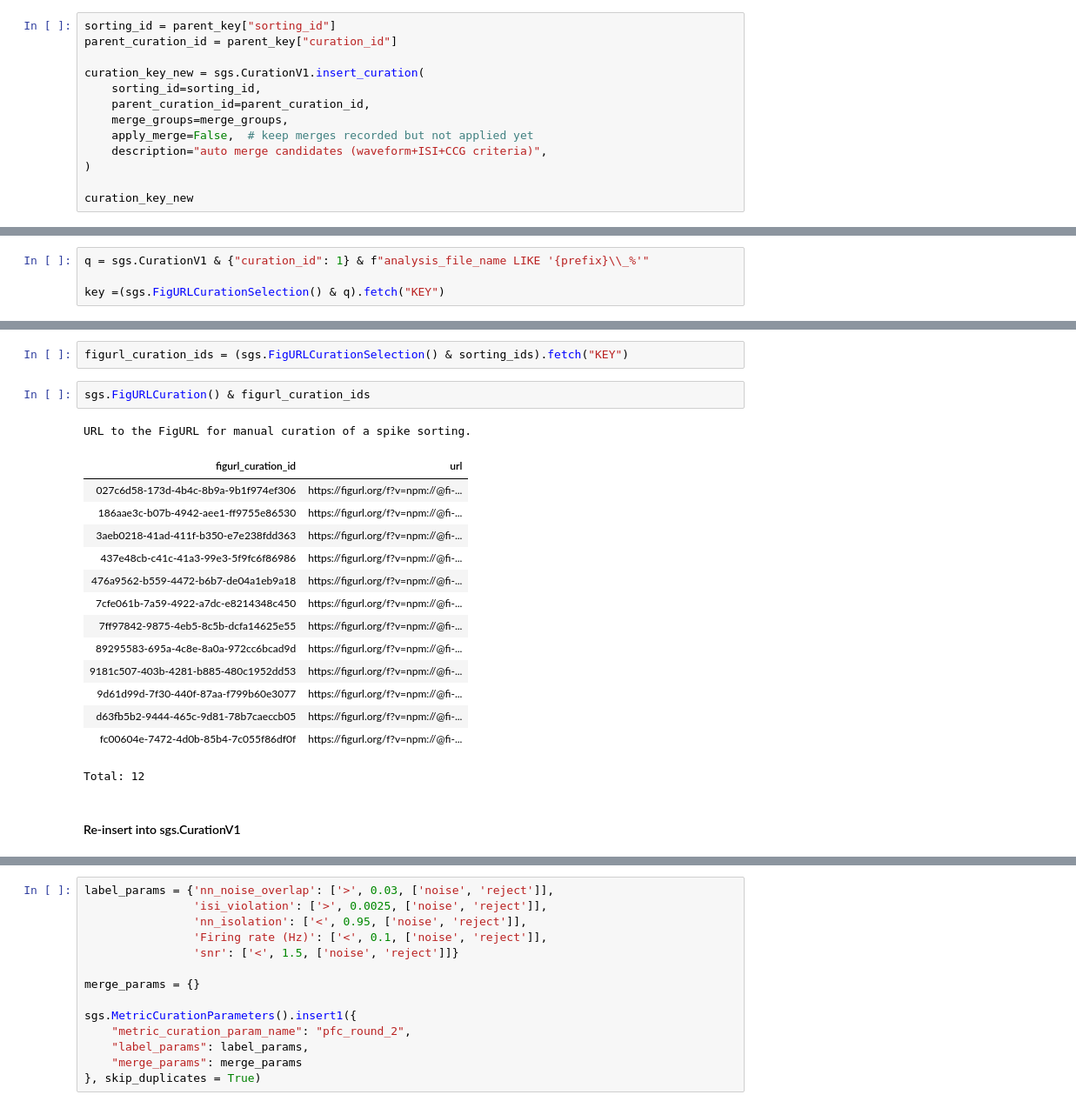
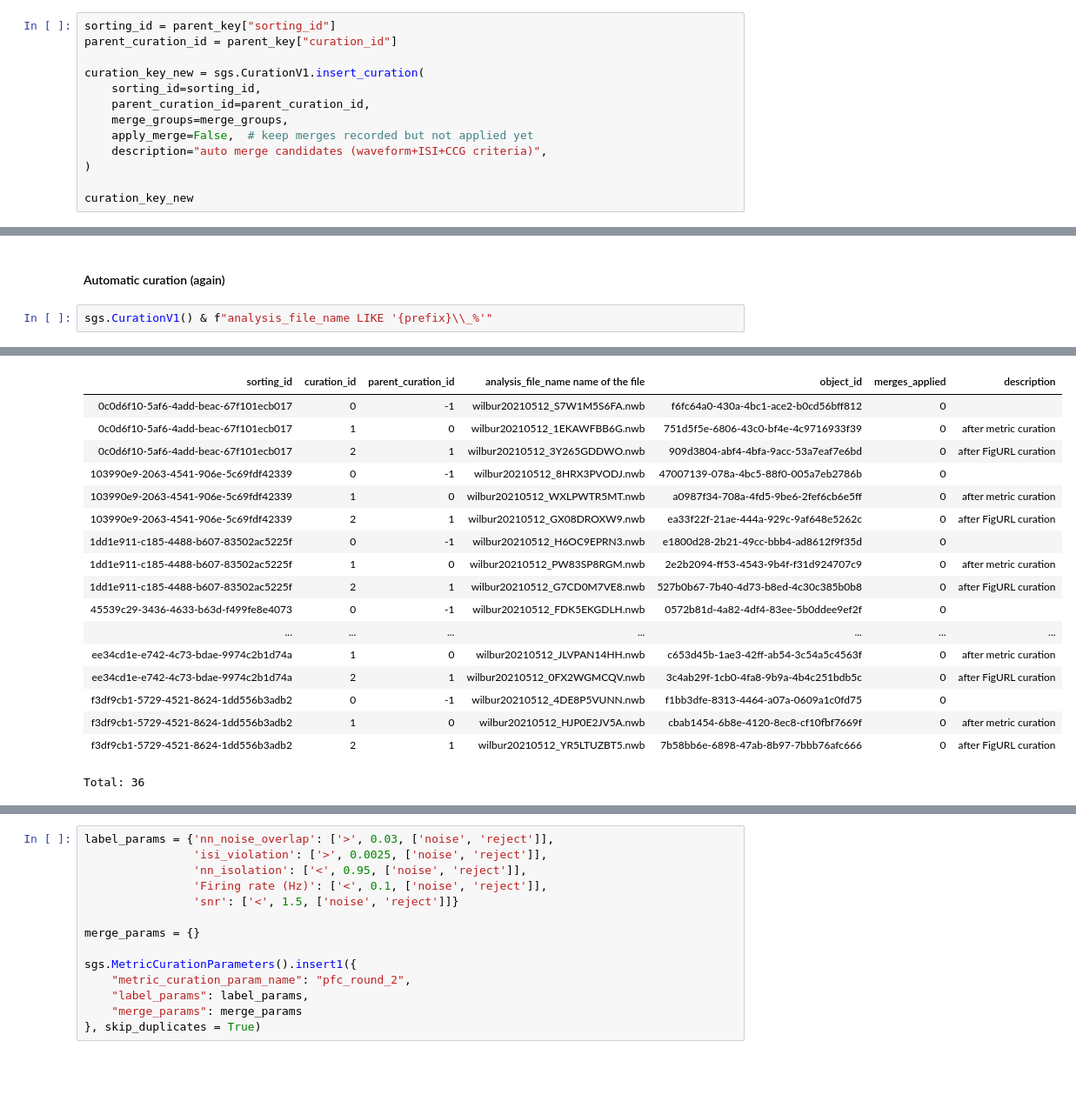
Before and after one commit to anirudh073/pfc-movement-analysis, a Jupyter notebook: notebooks/Spikes.ipynb, the cells around one changed output, grey strips where cells are left out. Shown at 87% size. Saved outputs shown, nothing was run; the diff lists cells and outputs as text; blank space fills up the shorter version.

```diff
--- a/notebooks/Spikes.ipynb
+++ b/notebooks/Spikes.ipynb
@@ -1976,5 +1402,5 @@ Computing sha1 of /tmp/tmpl9r3bapi/spikesortingview.h5
+# %% [markdown]
+#### Automatic curation (again)
 # %%
-q = sgs.CurationV1 & {"curation_id": 1} & f"analysis_file_name LIKE '{prefix}\\_%'"
-
-key =(sgs.FigURLCurationSelection() & q).fetch("KEY")
+sgs.CurationV1() & f"analysis_file_name LIKE '{prefix}\\_%'"
 # %% [output]
@@ -1982,22 +1408,18 @@ key =(sgs.FigURLCurationSelection() & q).fetch("KEY")
+| sorting_id | curation_id | parent_curation_id | analysis_file_name name of the file | object_id | merges_applied | description |
+| 0c0d6f10-5af6-4add-beac-67f101ecb017 | 0 | -1 | wilbur20210512_S7W1M5S6FA.nwb | f6fc64a0-430a-4bc1-ace2-b0cd56bff812 | 0 |  |
+| 0c0d6f10-5af6-4add-beac-67f101ecb017 | 1 | 0 | wilbur20210512_1EKAWFBB6G.nwb | 751d5f5e-6806-43c0-bf4e-4c9716933f39 | 0 | after metric curation |
+| 0c0d6f10-5af6-4add-beac-67f101ecb017 | 2 | 1 | wilbur20210512_3Y265GDDWO.nwb | 909d3804-abf4-4bfa-9acc-53a7eaf7e6bd | 0 | after FigURL curation |
+| 103990e9-2063-4541-906e-5c69fdf42339 | 0 | -1 | wilbur20210512_8HRX3PVODJ.nwb | 47007139-078a-4bc5-88f0-005a7eb2786b | 0 |  |
+| 103990e9-2063-4541-906e-5c69fdf42339 | 1 | 0 | wilbur20210512_WXLPWTR5MT.nwb | a0987f34-708a-4fd5-9be6-2fef6cb6e5ff | 0 | after metric curation |
+| 103990e9-2063-4541-906e-5c69fdf42339 | 2 | 1 | wilbur20210512_GX08DROXW9.nwb | ea33f22f-21ae-444a-929c-9af648e5262c | 0 | after FigURL curation |
+| 1dd1e911-c185-4488-b607-83502ac5225f | 0 | -1 | wilbur20210512_H6OC9EPRN3.nwb | e1800d28-2b21-49cc-bbb4-ad8612f9f35d | 0 |  |
+| 1dd1e911-c185-4488-b607-83502ac5225f | 1 | 0 | wilbur20210512_PW83SP8RGM.nwb | 2e2b2094-ff53-4543-9b4f-f31d924707c9 | 0 | after metric curation |
+| 1dd1e911-c185-4488-b607-83502ac5225f | 2 | 1 | wilbur20210512_G7CD0M7VE8.nwb | 527b0b67-7b40-4d73-b8ed-4c30c385b0b8 | 0 | after FigURL curation |
+| 45539c29-3436-4633-b63d-f499fe8e4073 | 0 | -1 | wilbur20210512_FDK5EKGDLH.nwb | 0572b81d-4a82-4df4-83ee-5b0ddee9ef2f | 0 |  |
+| ... | ... | ... | ... | ... | ... | ... |
+| ee34cd1e-e742-4c73-bdae-9974c2b1d74a | 1 | 0 | wilbur20210512_JLVPAN14HH.nwb | c653d45b-1ae3-42ff-ab54-3c54a5c4563f | 0 | after metric curation |
+| ee34cd1e-e742-4c73-bdae-9974c2b1d74a | 2 | 1 | wilbur20210512_0FX2WGMCQV.nwb | 3c4ab29f-1cb0-4fa8-9b9a-4b4c251bdb5c | 0 | after FigURL curation |
+| f3df9cb1-5729-4521-8624-1dd556b3adb2 | 0 | -1 | wilbur20210512_4DE8P5VUNN.nwb | f1bb3dfe-8313-4464-a07a-0609a1c0fd75 | 0 |  |
+| f3df9cb1-5729-4521-8624-1dd556b3adb2 | 1 | 0 | wilbur20210512_HJP0E2JV5A.nwb | cbab1454-6b8e-4120-8ec8-cf10fbf7669f | 0 | after metric curation |
+| f3df9cb1-5729-4521-8624-1dd556b3adb2 | 2 | 1 | wilbur20210512_YR5LTUZBT5.nwb | 7b58bb6e-6898-47ab-8b97-7bbb76afc666 | 0 | after FigURL curation |
+Total: 36
-# %%
-figurl_curation_ids = (sgs.FigURLCurationSelection() & sorting_ids).fetch("KEY")
-# %%
-sgs.FigURLCuration() & figurl_curation_ids
-# %% [output]
-URL to the FigURL for manual curation of a spike sorting.
-| figurl_curation_id | url |
-| 027c6d58-173d-4b4c-8b9a-9b1f974ef306 | https://figurl.org/f?v=npm://@fi-... |
-| 186aae3c-b07b-4942-aee1-ff9755e86530 | https://figurl.org/f?v=npm://@fi-... |
-| 3aeb0218-41ad-411f-b350-e7e238fdd363 | https://figurl.org/f?v=npm://@fi-... |
-| 437e48cb-c41c-41a3-99e3-5f9fc6f86986 | https://figurl.org/f?v=npm://@fi-... |
-| 476a9562-b559-4472-b6b7-de04a1eb9a18 | https://figurl.org/f?v=npm://@fi-... |
-| 7cfe061b-7a59-4922-a7dc-e8214348c450 | https://figurl.org/f?v=npm://@fi-... |
-| 7ff97842-9875-4eb5-8c5b-dcfa14625e55 | https://figurl.org/f?v=npm://@fi-... |
-| 89295583-695a-4c8e-8a0a-972cc6bcad9d | https://figurl.org/f?v=npm://@fi-... |
-| 9181c507-403b-4281-b885-480c1952dd53 | https://figurl.org/f?v=npm://@fi-... |
-| 9d61d99d-7f30-440f-87aa-f799b60e3077 | https://figurl.org/f?v=npm://@fi-... |
-| d63fb5b2-9444-465c-9d81-78b7caeccb05 | https://figurl.org/f?v=npm://@fi-... |
-| fc00604e-7472-4d0b-85b4-7c055f86df0f | https://figurl.org/f?v=npm://@fi-... |
-Total: 12
-# %% [markdown]
-#### Re-insert into sgs.CurationV1
```
Also changed, not shown: parts of 226 cells of this notebook, 6 other files.
